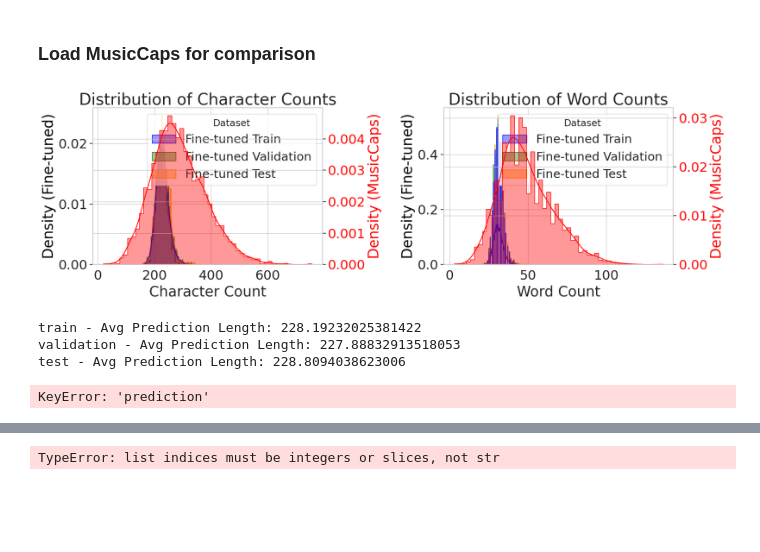
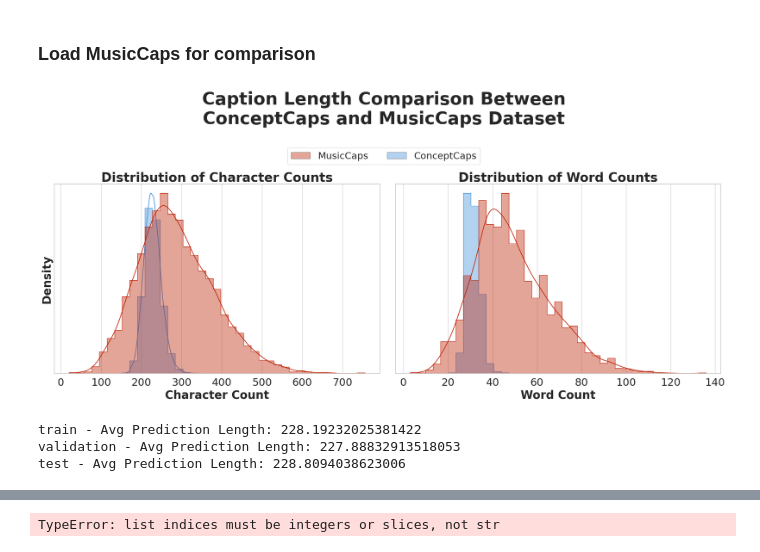
Before and after one commit to BrunoSienkiewicz/ConceptCaps, a Jupyter notebook: notebooks/4. Conditioned caption inference.ipynb, the cells around one changed output, grey strips where cells are left out. Saved outputs shown, nothing was run; the diff lists cells and outputs as text; code cells hidden in the pictures; blank space fills up the shorter version.

```diff
--- a/notebooks/4. Conditioned caption inference.ipynb
+++ b/notebooks/4. Conditioned caption inference.ipynb
@@ -27,7 +27,7 @@ plt.rcParams.update({
 
 We performed comparison between different LLM conditioning methods to show improvements in our methodology
 # %%
-base_dir = Path("../data/generated_captions")
+base_dir = Path("../data/evaluation_results")
 models = ['ft', 'base', 'zero_shot']
 predictions = {}
 
@@ -119,14 +119,15 @@ mc_dataset = load_dataset("google/MusicCaps", split="train")
 mc_df = mc_dataset.to_pandas()
 captions['mc'] = mc_df
 # %%
+from matplotlib.patches import Patch
 comparison_data = []
-datasets = ['train', 'validation', 'test', 'mc']
+datasets = ['train', 'mc']
 dataset_to_name = {
     'train': 'Fine-tuned Train',
-    'validation': 'Fine-tuned Validation',
-    'test': 'Fine-tuned Test',
     'mc': 'MusicCaps'
 }
+
+petroff_colors = ["#3f90da", "#bd1f01"]
 
 for dataset in datasets:
     df = captions[dataset]
@@ -150,23 +151,25 @@ viz_df = pd.concat(comparison_data, ignore_index=True)
 ft_df = viz_df[viz_df['Dataset'] != 'MusicCaps']
 mc_df = viz_df[viz_df['Dataset'] == 'MusicCaps']
 
-fig, axes = plt.subplots(1, 2, figsize=(18, 6))
+# Define consistent bins for both datasets
+char_bins = np.linspace(viz_df['Character Count'].min(), viz_df['Character Count'].max(), 40)
+word_bins = np.linspace(viz_df['Word Count'].min(), viz_df['Word Count'].max(), 40)
+
+fig, axes = plt.subplots(1, 2, figsize=(22, 8))
 
 # Character counts with dual y-axis
 ax0_twin = axes[0].twinx()
 sns.histplot(
     data=ft_df,
     x='Character Count',
-    hue='Dataset',
     kde=True,
     element='step',
     stat='density',
     common_norm=False,
     alpha=0.4,
     ax=axes[0],
-    palette={'Fine-tuned Train': 'blue',
-             'Fine-tuned Validation': 'green',
-             'Fine-tuned Test': 'orange'}
+    bins=char_bins,
+    color=petroff_colors[0]
 )
 sns.histplot(
     data=mc_df,
@@ -175,60 +178,71 @@ sns.histplot(
     element='step',
     stat='density',
     alpha=0.4,
-    color='red',
     ax=ax0_twin,
-    label='MusicCaps'
+    bins=char_bins,
+    label='MusicCaps',
+    color=petroff_colors[1]
 )
-axes[0].set_title('Distribution of Character Counts')
-axes[0].set_xlabel('Character Count')
-axes[0].set_ylabel('Density (Fine-tuned)', color='black')
-ax0_twin.set_ylabel('Density (MusicCaps)', color='red')
-ax0_twin.tick_params(axis='y', labelcolor='red')
+axes[0].set_title('Distribution of Character Counts', fontweight='bold')
+axes[0].set_xlabel('Character Count', fontweight='bold')
+axes[0].set_ylabel('Density', fontweight='bold')
+ax0_twin.set_ylabel('')
 
 # Word counts with dual y-axis
 ax1_twin = axes[1].twinx()
 sns.histplot(
     data=ft_df,
     x='Word Count',
-    hue='Dataset',
-    kde=True,
+    kde=False,
     element='step',
     stat='density',
     common_norm=False,
     alpha=0.4,
     ax=axes[1],
-    palette={'Fine-tuned Train': 'blue',
-             'Fine-tuned Validation': 'green',
-             'Fine-tuned Test': 'orange'}
+    bins=word_bins,
+    color=petroff_colors[0]
 )
 sns.histplot(
     data=mc_df,
     x='Word Count',
     kde=True,
     element='step',
     stat='density',
     alpha=0.4,
-    color='red',
     ax=ax1_twin,
-    label='MusicCaps'
+    bins=word_bins,
+    label='MusicCaps',
+    color=petroff_colors[1]
 )
-axes[1].set_title('Distribution of Word Counts')
-axes[1].set_xlabel('Word Count')
-axes[1].set_ylabel('Density (Fine-tuned)', color='black')
-ax1_twin.set_ylabel('Density (MusicCaps)', color='red')
-ax1_twin.tick_params(axis='y', labelcolor='red')
+axes[1].set_title('Distribution of Word Counts', fontweight='bold')
+axes[1].set_xlabel('Word Count', fontweight='bold')
+axes[1].set_ylabel('')
+ax1_twin.set_ylabel('')
 
+# Disable y tick values
+ax0_twin.set_yticks([])
+axes[0].set_yticks([])
+ax1_twin.set_yticks([])
+axes[1].set_yticks([])
+
+legend_elems = [Patch(facecolor=petroff_colors[1], edgecolor='black', label='MusicCaps', alpha=0.4),
+                Patch(facecolor=petroff_colors[0], edgecolor='black', label='ConceptCaps', alpha=0.4)]
+fig.legend(handles=legend_elems, loc='upper center', ncol=2, framealpha=0.9, bbox_to_anchor=(0.5, 1.05))
 plt.tight_layout()
+plt.suptitle('Caption Length Comparison Between\nConceptCaps and MusicCaps Dataset', fontweight='bold', y=1.25)
+plt.style.use('petroff10')
+plt.savefig("../docs/assets/caption_length_comparison.pdf", bbox_inches='tight')
 plt.show()
 # %% [output]
-[figure, old version]
+[figure, new version]
 # %%
 for split, df in captions.items():
+    if split == 'mc':
+        continue
     print(f"{split} - Avg Prediction Length: {df['prediction'].astype(str).apply(len).mean()}")
 # %% [output]
 train - Avg Prediction Length: 228.19232025381422
 validation - Avg Prediction Length: 227.88832913518053
 test - Avg Prediction Length: 228.8094038623006
-KeyError: 'prediction'
 # %%
 for split, df in captions.items():
```
Also changed, not shown: parts of 2 cells of this notebook, 26 other files.
